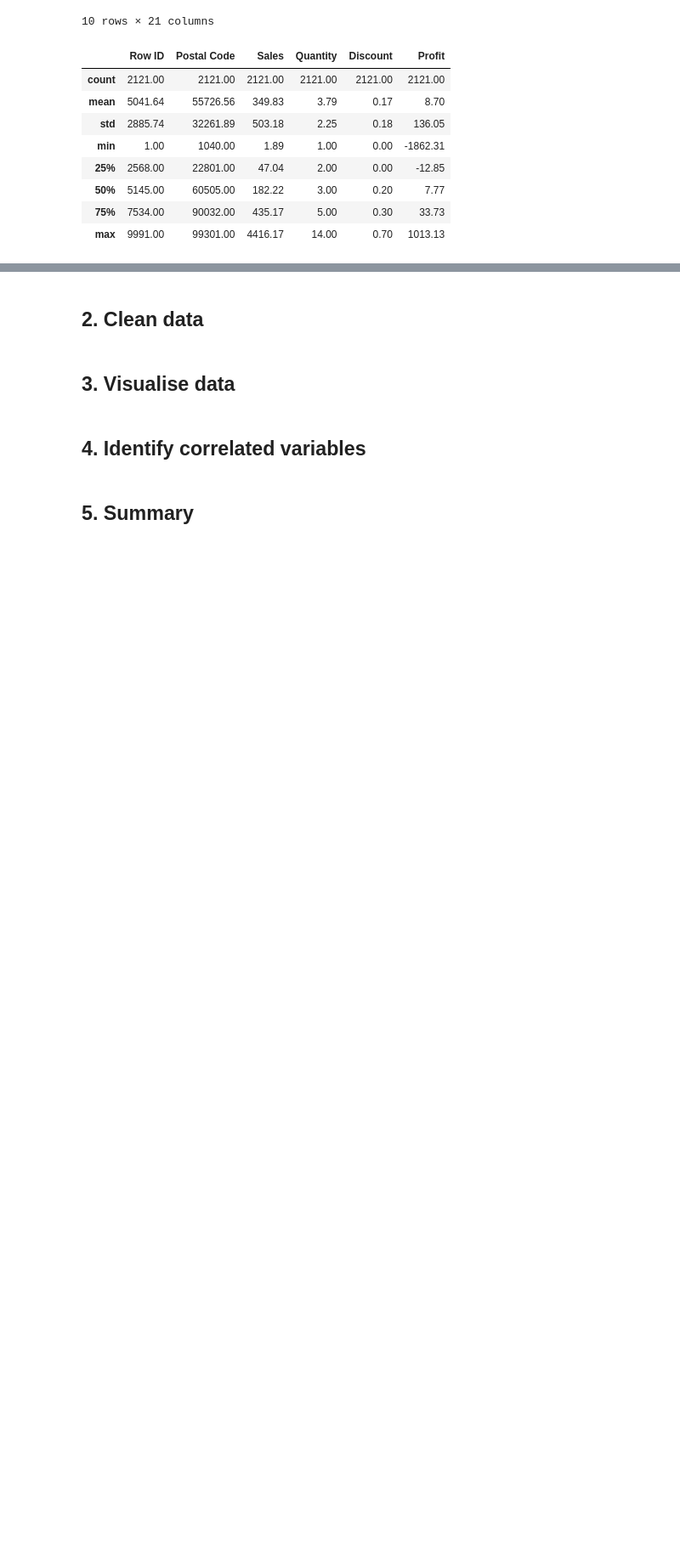
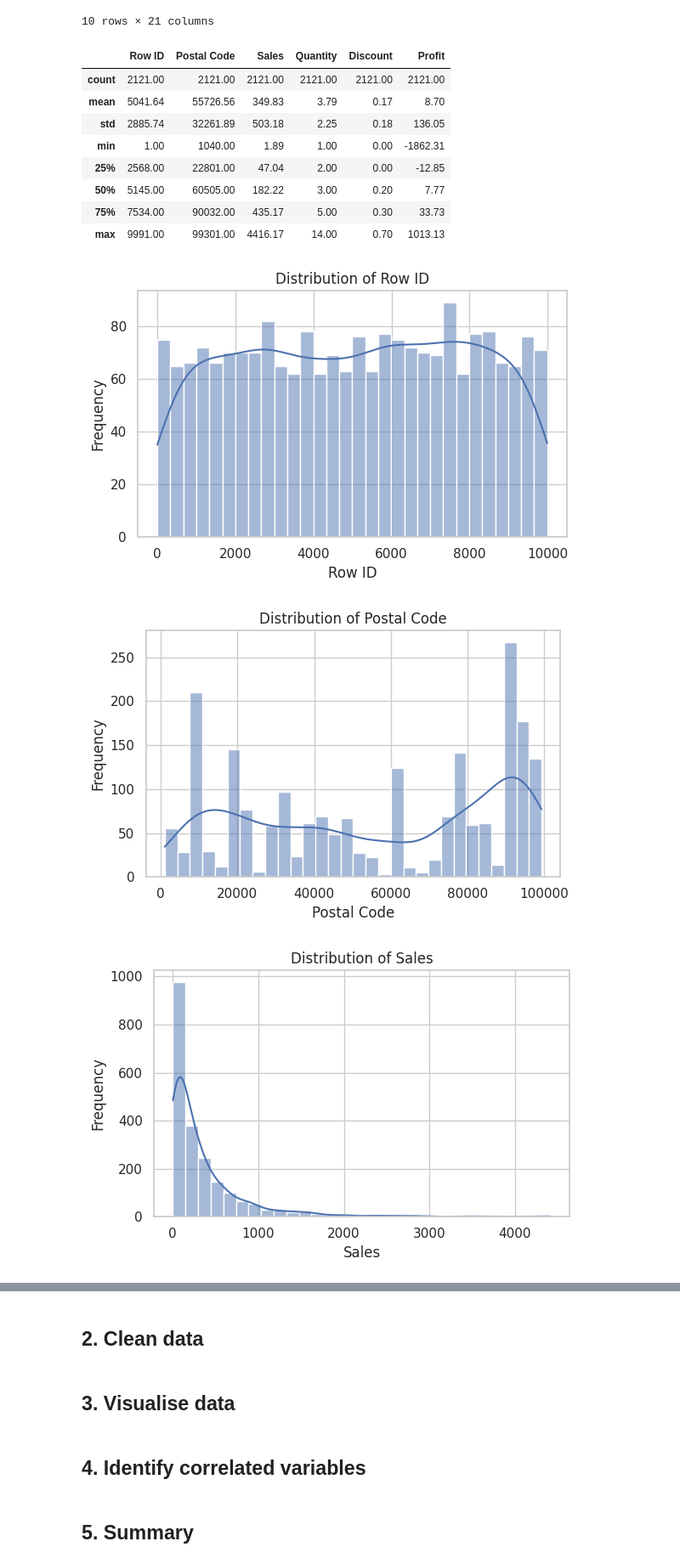
Before and after one commit to Kenchch/Phase-2-Data-Science-FengJiang, a Jupyter notebook: 1. Analysis and Preprocessing/part1-submission.ipynb, the cells around one changed output, grey strips where cells are left out. Shown: that part at 85% size. Cells and saved outputs as stored; diff of their text form; code cells hidden in the pictures; blank space fills up the shorter version.

```diff
--- a/1. Analysis and Preprocessing/part1-submission.ipynb
+++ b/1. Analysis and Preprocessing/part1-submission.ipynb
@@ -61,45 +58,24 @@ statistics
 | 75% | 7534.00 | 90032.00 | 435.17 | 5.00 | 0.30 | 33.73 |
 | max | 9991.00 | 99301.00 | 4416.17 | 14.00 | 0.70 | 1013.13 |
 # %%
-# Part 1 - Task 1: Visualise numerical columns with histograms, boxplots, and barplots
-
-import matplotlib.pyplot as plt
-import seaborn as sns
-
-# Ensure inline display if running in Jupyter
-%matplotlib inline
+# Visualise numerical columns with histograms, boxplots, and barplots
 
 # Select numeric columns
 numeric_cols = df.select_dtypes(include='number').columns
 
 # Set plot style
 sns.set(style="whitegrid")
 
 # Histograms for distribution
 for col in numeric_cols:
     plt.figure(figsize=(6, 4))
     sns.histplot(df[col], bins=30, kde=True)
     plt.title(f'Distribution of {col}')
     plt.xlabel(col)
     plt.ylabel('Frequency')
     plt.tight_layout()
     plt.show()
-
-# Boxplots to detect outliers
-for col in numeric_cols:
-    plt.figure(figsize=(6, 4))
-    sns.boxplot(x=df[col])
-    plt.title(f'Boxplot of {col}')
-    plt.xlabel(col)
-    plt.tight_layout()
-    plt.show()
-
-# Barplots of mean value (for quick comparison of average)
-mean_values = df[numeric_cols].mean().sort_values(ascending=False)
-plt.figure(figsize=(8, 4))
-sns.barplot(x=mean_values.values, y=mean_values.index)
-plt.title("Mean of Numerical Columns")
-plt.xlabel("Mean Value")
-plt.ylabel("Feature")
-plt.tight_layout()
-plt.show()
+# %% [output]
+[figure, added]
+[figure, added]
+[figure, added]
```
Also changed, not shown: parts of 6 cells of this notebook.
